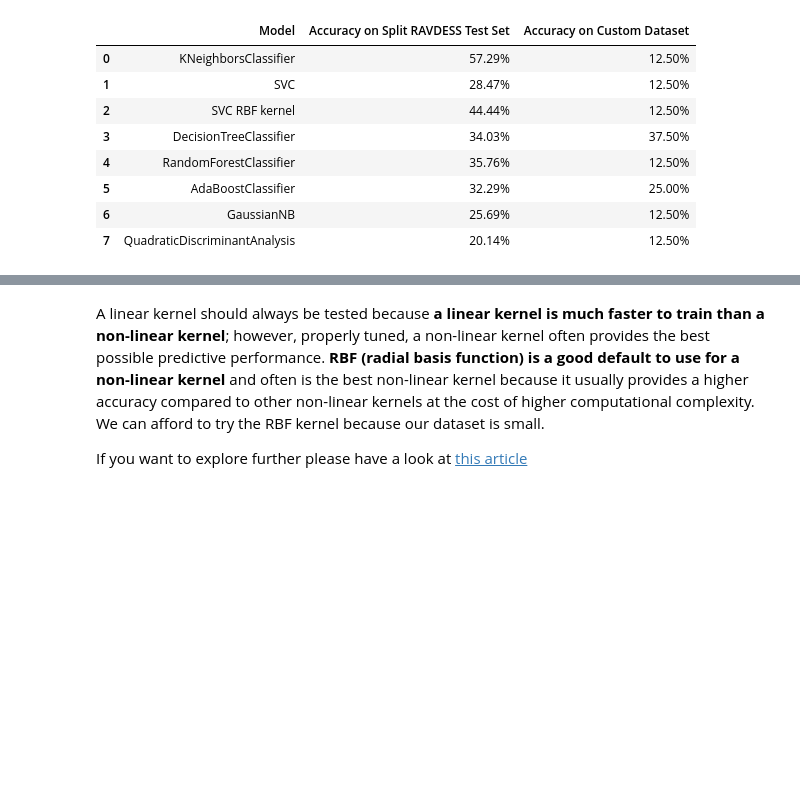
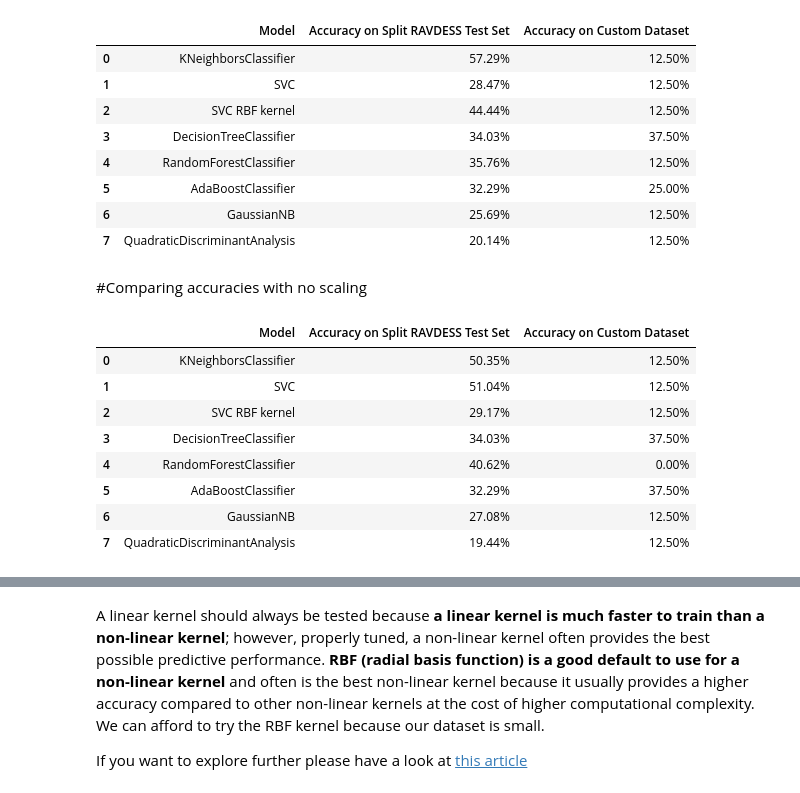
Before and after one commit to anddennn/Week3-ClassicML, a Jupyter notebook: Week_3_MachineLearning.ipynb, the cells around one changed output, grey strips where cells are left out. Saved outputs shown, nothing was run; the diff lists cells and outputs as text; code cells hidden in the pictures; blank space fills up the shorter version.

Commit message:
Added no scaling test

```diff
--- a/Week_3_MachineLearning.ipynb
+++ b/Week_3_MachineLearning.ipynb
@@ -781,6 +786,67 @@ display(scores_df)
 | 5 | AdaBoostClassifier | 32.29% | 25.00% |
 | 6 | GaussianNB | 25.69% | 12.50% |
 | 7 | QuadraticDiscriminantAnalysis | 20.14% | 12.50% |
+# %% [markdown]
+#Comparing accuracies with no scaling
+# %%
+from sklearn.neighbors import KNeighborsClassifier
+from sklearn.svm import SVC
+from sklearn.tree import DecisionTreeClassifier
+from sklearn.ensemble import RandomForestClassifier, AdaBoostClassifier
+from sklearn.naive_bayes import GaussianNB
+from sklearn.discriminant_analysis import QuadraticDiscriminantAnalysis
+
+classification_models = [
+    KNeighborsClassifier(3),
+    SVC(kernel='linear', C=0.025),
+    SVC(kernel='rbf'),
+    DecisionTreeClassifier(max_depth=5),
+    RandomForestClassifier(max_depth=5, n_estimators=10, max_features=1),
+    AdaBoostClassifier(),
+    GaussianNB(),
+    QuadraticDiscriminantAnalysis()]
+
+scores = []
+for model in classification_models:
+    model.fit(X_train, y_train)
+    score = model.score(X_test, y_test)
+    model_name = type(model).__name__
+    if model_name=='SVC' and model.kernel=='rbf': model_name+=' RBF kernel'
+    scores.append((model_name,(f'{100*score:.2f}%')))
+
+myScores = []
+for model in classification_models:
+    model.fit(features, emotions)
+    score = model.score(myFeatures, myEmotions)
+    model_name = type(model).__name__
+    if model_name=='SVC' and model.kernel=='rbf': model_name+=' RBF kernel'
+    myScores.append((model_name,(f'{100*score:.2f}%')))
+
+# Used a For loop to get the model names and scores
+model_names = [score[0] for score in scores]
+original_split_accuracies = [score[1] for score in scores]
+custom_data_accuracies = [score[1] for score in myScores]
+
+data = {
+    'Model': model_names,
+    'Accuracy on Split RAVDESS Test Set': original_split_accuracies,
+    'Accuracy on Custom Dataset': custom_data_accuracies
+}
+
+# Make it pretty
+scores_df = pd.DataFrame(data)
+scores_df.sort_values(by='Accuracy on Split RAVDESS Test Set',axis=0,ascending=False)
+display(scores_df)
+# %% [output]
+|  | Model | Accuracy on Split RAVDESS Test Set | Accuracy on Custom Dataset |
+| 0 | KNeighborsClassifier | 50.35% | 12.50% |
+| 1 | SVC | 51.04% | 12.50% |
+| 2 | SVC RBF kernel | 29.17% | 12.50% |
+| 3 | DecisionTreeClassifier | 34.03% | 37.50% |
+| 4 | RandomForestClassifier | 40.62% | 0.00% |
+| 5 | AdaBoostClassifier | 32.29% | 37.50% |
+| 6 | GaussianNB | 27.08% | 12.50% |
+| 7 | QuadraticDiscriminantAnalysis | 19.44% | 12.50% |
 # %% [markdown]
 ### The Support Vector Machine Classifier
 
```
Also changed, not shown: parts of 1 cell of this notebook.
